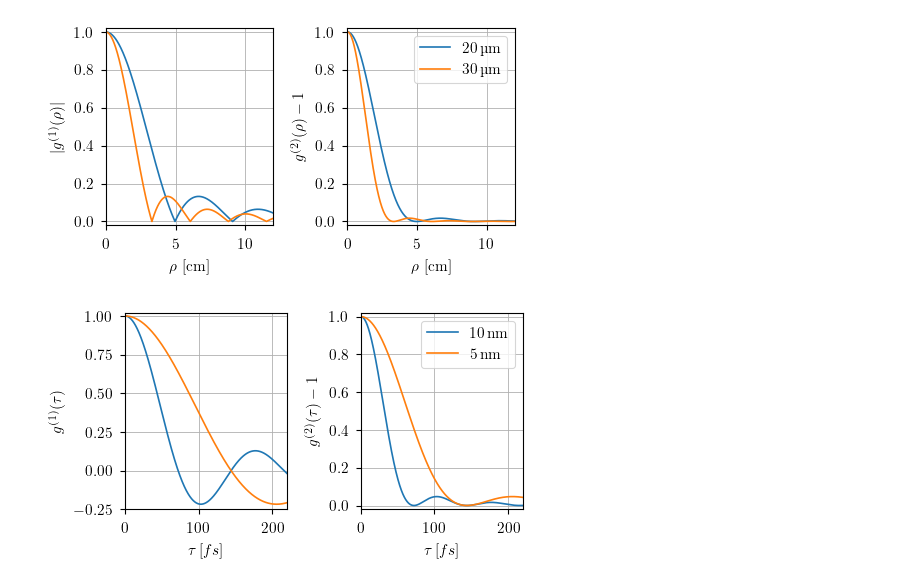
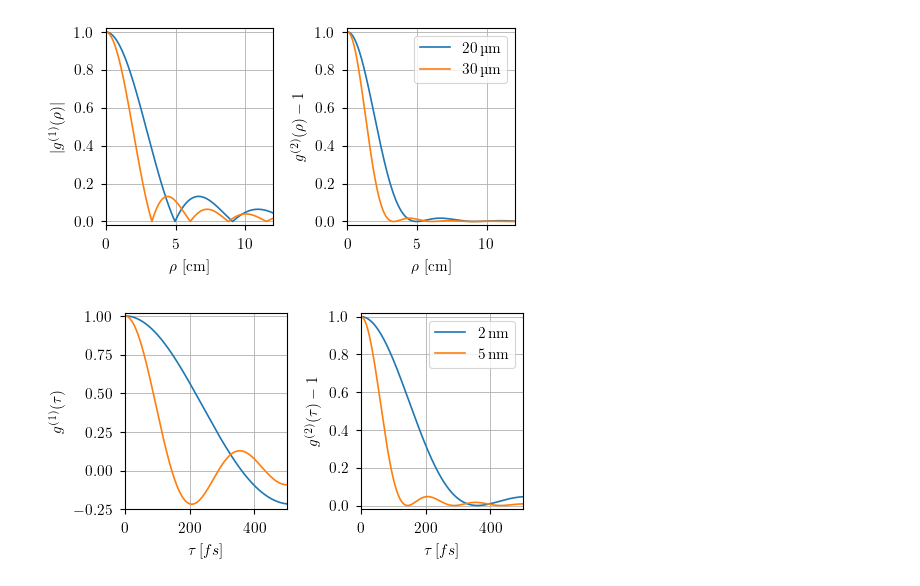
Before and after one commit to SteWey0/Bachelorarbeit, a Jupyter notebook: theory_plots.ipynb, the cells around one changed output. Cells and saved outputs as stored; diff of their text form; code cells hidden in the pictures.

```diff
--- a/theory_plots.ipynb
+++ b/theory_plots.ipynb
@@ -34,20 +29,20 @@ fig.savefig('latex/images/Theorie/g1_g2_rho.pdf', bbox_inches='tight')
 [figure]
 # %%
 fig,ax = plt.subplots(ncols=2, figsize=(5,2.81))
-t = np.linspace(0,2.5e-13,2000)
+t = np.linspace(0,5e-13,2000)
 # Convert wavelenght window to frequency window
 def del_lam_to_del_f(del_lam):
     return 3e8/(465e-9-del_lam/2) - 3e8/(465e-9+del_lam/2)
-ax[0].plot(t*1e15, np.sinc(t*del_lam_to_del_f(10e-9)), label='10$\,$nm')
+ax[0].plot(t*1e15, np.sinc(t*del_lam_to_del_f(2e-9)), label='2$\,$nm')
 ax[0].plot(t*1e15, np.sinc(t*del_lam_to_del_f(5e-9)), label='5$\,$nm')
 ax[0].grid()
-ax[0].set(xlabel='$\\tau\,[fs]$', ylabel='$g^{(1)}(\\tau)$',xlim=(0,220), ylim=(-0.25,1.02))
-ax[1].plot(t*1e15, np.sinc(t*del_lam_to_del_f(10e-9))**2, label='10$\,$nm')
+ax[0].set(xlabel='$\\tau\,[fs]$', ylabel='$g^{(1)}(\\tau)$',xlim=(0,500), ylim=(-0.25,1.02))
+ax[1].plot(t*1e15, np.sinc(t*del_lam_to_del_f(2e-9))**2, label='2$\,$nm')
 ax[1].plot(t*1e15, np.sinc(t*del_lam_to_del_f(5e-9))**2, label='5$\,$nm')
 ax[1].grid()
 ax[1].legend()
-ax[1].set(xlabel='$\\tau\,[fs]$', ylabel='$g^{(2)}(\\tau) -1$',xlim=(0,220), ylim=(-0.02,1.02))
+ax[1].set(xlabel='$\\tau\,[fs]$', ylabel='$g^{(2)}(\\tau) -1$',xlim=(0,500), ylim=(-0.02,1.02))
 fig.tight_layout()
 fig.savefig('latex/images/Theorie/g1_g2_tau.pdf', bbox_inches='tight')
 # %% [output]
-[figure, old version]
+[figure, new version]
```
Also changed, not shown: parts of 1 cell of this notebook, 34 other files.
